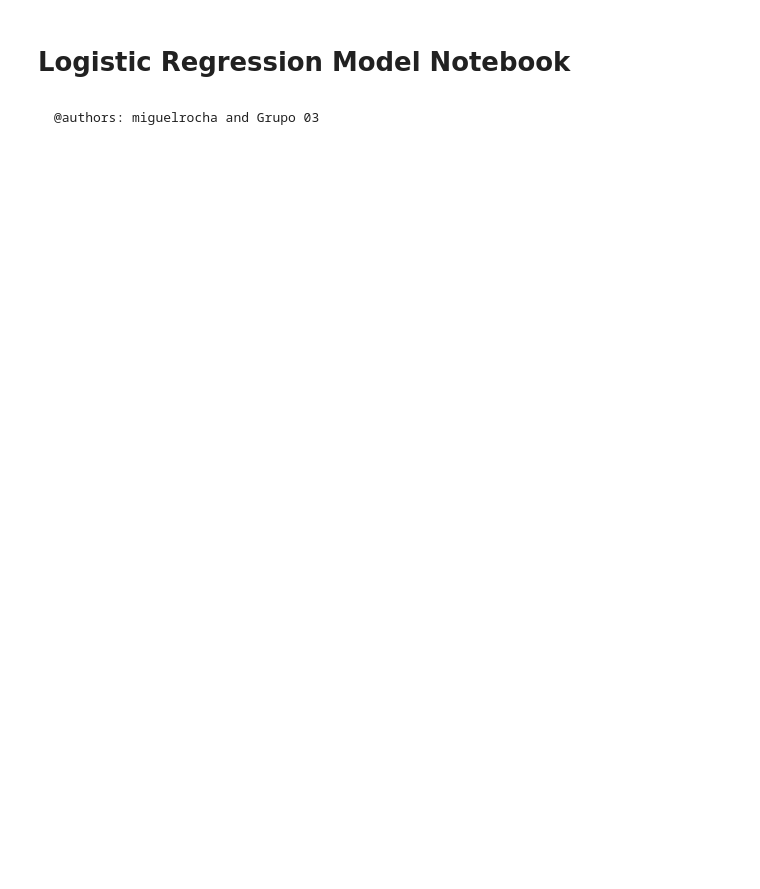
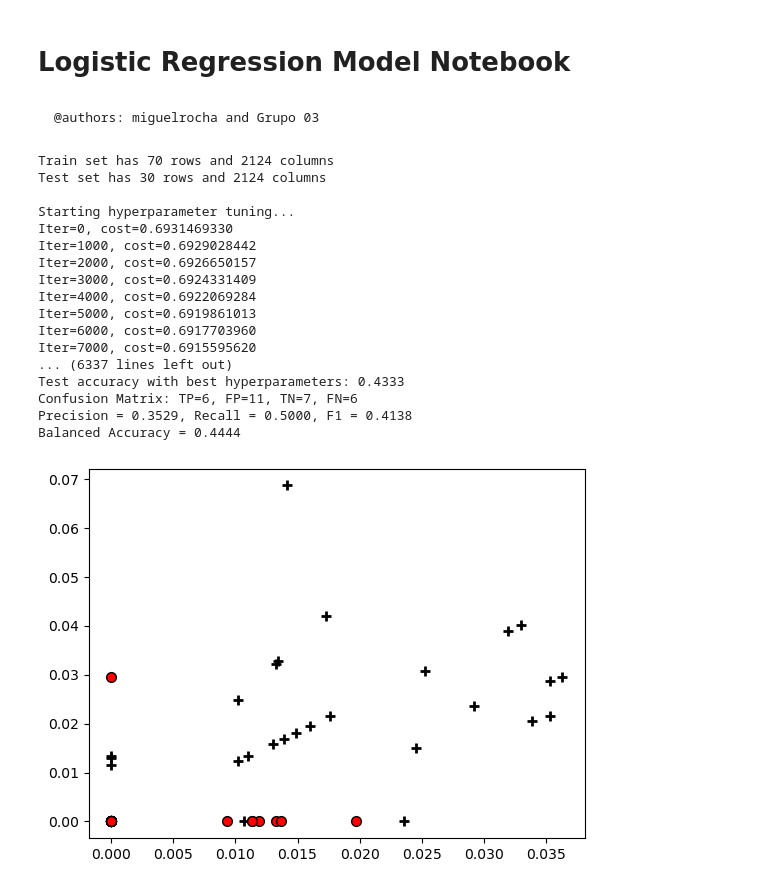
Before and after one commit to eduardoliv/AP-TPG-M1, a Jupyter notebook: tarefa_2/logistic_regression_model.ipynb, the cells around one changed output. Drawn from its saved outputs; the diff is of its cells as text; code cells hidden in the pictures; blank space fills up the shorter version.

Commit message:
Chore: Dataset 2 classification with LR Model

```diff
--- a/tarefa_2/logistic_regression_model.ipynb
+++ b/tarefa_2/logistic_regression_model.ipynb
@@ -19,4 +19,6 @@ from helpers.enums import ModelRunMode
 #   ModelRunMode.TRAIN.value            (Train the model)
 #   ModelRunMode.CLASSIFY.value         (Classify data)
 mode = ModelRunMode.TRAIN.value
+# Prefix for saving the model files
+model_prefix = "logistical_regression_model_1"
 # %%
@@ -41,61 +43,85 @@ else:
     SystemExit()
 # %%
 if mode == ModelRunMode.TRAIN.value:
-    # Load Datasets
+    # Load datasets using TF-IDF vectorization
     X_train, y_train, X_test, y_test, vocab, idf = Dataset.prepare_train_test_tfidf(input_csv=input_csv, output_csv=output_csv, test_size=test_size, random_state=random_state, max_vocab_size=max_vocab_size, min_freq=min_freq)
 
-    # Create Dataset objects for training and testing
+    # Create Dataset objects for training and test data
     train_ds_full = Dataset(X=X_train, Y=y_train)
     test_ds = Dataset(X=X_test, Y=y_test)
 
-    # Validate Train and Test dataset division
+    # Display dimensions of the training and test datasets
     print(f"Train set has {train_ds_full.nrows()} rows and {train_ds_full.ncols()} columns")
     print(f"Test set has {test_ds.nrows()} rows and {test_ds.ncols()} columns\n")
 
-    # Split the full training data into training and validation sets
-    # n_train = train_ds_full.X.shape[0]
-    # indices = np.arange(n_train)
-    # np.random.shuffle(indices)
-    # split_idx = int((1-test_size) * n_train)
-    # train_idx = indices[:split_idx]
-    # val_idx = indices[split_idx:]
-    # train_ds = Dataset(X=train_ds_full.X[train_idx], Y=train_ds_full.Y[train_idx])
-    # val_ds = Dataset(X=train_ds_full.X[val_idx], Y=train_ds_full.Y[val_idx])
+    # Split the full training dataset into training and validation subsets (80% training, 20% validation)
+    n_train = train_ds_full.X.shape[0]
+    indices = np.arange(n_train)
+    np.random.shuffle(indices)
+    split_idx = int((1 - validation_size) * n_train)
+    train_idx = indices[:split_idx]
+    val_idx = indices[split_idx:]
+    train_ds = Dataset(X=train_ds_full.X[train_idx], Y=train_ds_full.Y[train_idx])
+    val_ds = Dataset(X=train_ds_full.X[val_idx], Y=train_ds_full.Y[val_idx])
 
-    # Define hyperparameter grids
-    # alphas = [0.0001, 0.001, 0.01, 0.1]
-    # lambdas = [0, 0.01, 0.1, 0.5, 1.0, 1.5]
-    # iters_list = [10000, 20000, 40000, 80000]
+    # Define hyperparameter grids for tuning
+    alphas = [0.0001, 0.001, 0.01, 0.1]
+    lambdas = [0.01, 0.1, 0.5, 1.0, 1.5]
+    iters_list = [10000, 20000, 40000, 60000, 80000, 100000]
 
-    # print("Starting hyperparameter tuning...")
-    # best_params, best_acc, results = hyperparameter_tuning(train_ds, val_ds, alphas, lambdas, iters_list)
-    # print("\nBest hyperparameters:", best_params)
-    # print("Best validation accuracy:", best_acc)
+    # Perform hyperparameter tuning using the training and validation sets
+    print("Starting hyperparameter tuning...")
+    best_params, best_acc, results = hyperparameter_tuning(train_ds, val_ds, alphas, lambdas, iters_list)
+    print("\nBest hyperparameters:", best_params)
+    print("Best validation accuracy:", best_acc)
 
-    # Retrain model on full training data with best hyperparameters
-    final_model = LogisticRegression(train_ds_full, regularization=True, lamda=0.01)
-    final_model.buildModel()
-    #final_model.gradientDescent(alpha=best_params["alpha"], iters=best_params["iters"])
+    # Retrain logistic regression model on the full training data using the best hyperparameters
+    final_model = LogisticRegression(train_ds_full, regularization=(best_params["lamda"] > 0), lamda=best_params["lamda"])
+    final_model.gradientDescent(alpha=best_params["alpha"], iters=best_params["iters"])
 
-    # Save the model
+    # Alternative model training using cost function-based approach
+    #final_model = LogisticRegression(train_ds_full, regularization=True, lamda=0.01)
+    #final_model.buildModel()
+
+    # Save the trained model parameters along with the vocabulary and IDF values
     save_model(final_model.theta, vocab, idf, model_prefix)
     print(f"Model saved with prefix {model_prefix}")
 
-    # Evaluate on test set
+    # Evaluate the final model on the test set
     ones_test = np.ones((test_ds.X.shape[0], 1))
     X_test_bias = np.hstack((ones_test, test_ds.X))
     test_acc = final_model.accuracy(X_test_bias, test_ds.Y)
     print(f"\nTest accuracy with best hyperparameters: {test_acc:.4f}")
 
     preds = final_model.predictMany(X_test_bias)
     TP, FP, TN, FN = confusion_matrix(y_test, preds)
     prec, rec, f1 = precision_recall_f1(y_test, preds)
     bal_acc = balanced_accuracy(y_test, preds)
 
     print("Confusion Matrix: TP={}, FP={}, TN={}, FN={}".format(TP, FP, TN, FN))
     print("Precision = {:.4f}, Recall = {:.4f}, F1 = {:.4f}".format(prec, rec, f1))
     print("Balanced Accuracy = {:.4f}".format(bal_acc))
     final_model.plotModel()
 
 if mode == ModelRunMode.CLASSIFY.value:
+    # Classify new texts using the saved model
     Dataset.classify_texts(input_csv, output_csv, model_prefix=model_prefix)
+# %% [output]
+Train set has 70 rows and 2124 columns
+Test set has 30 rows and 2124 columns
+
+Starting hyperparameter tuning...
+Iter=0, cost=0.6931469330
+Iter=1000, cost=0.6929028442
+Iter=2000, cost=0.6926650157
+Iter=3000, cost=0.6924331409
+Iter=4000, cost=0.6922069284
+Iter=5000, cost=0.6919861013
+Iter=6000, cost=0.6917703960
+Iter=7000, cost=0.6915595620
+... (6337 lines left out)
+Test accuracy with best hyperparameters: 0.4333
+Confusion Matrix: TP=6, FP=11, TN=7, FN=6
+Precision = 0.3529, Recall = 0.5000, F1 = 0.4138
+Balanced Accuracy = 0.4444
+[figure, added]
```
Also changed, not shown: parts of 1 cell of this notebook, 6 other files.
